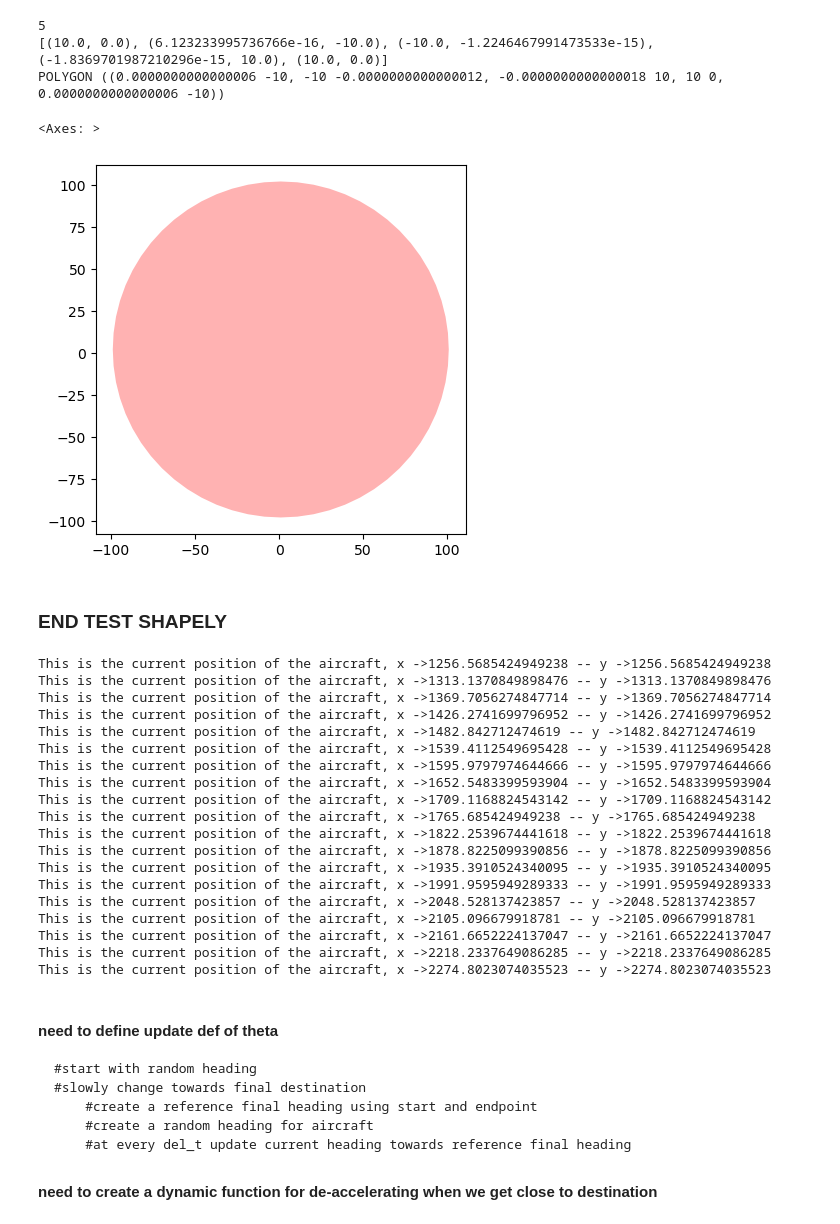
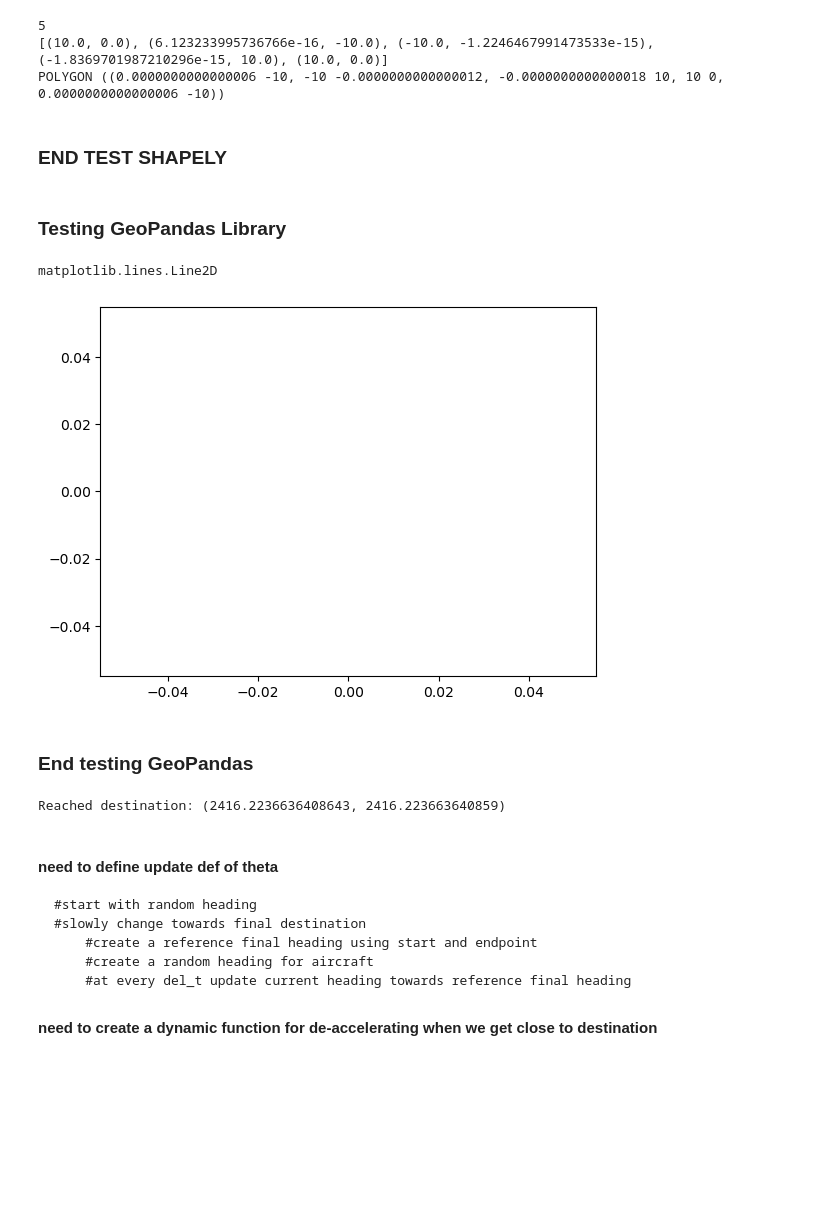
Before and after one commit to tresabhi/UAM_v2, a Jupyter notebook: mapping_austin_scratch.ipynb, the cells around one changed output. Drawn from its saved outputs; the diff is of its cells as text; code cells hidden in the pictures; blank space fills up the shorter version.

```diff
--- a/mapping_austin_scratch.ipynb
+++ b/mapping_austin_scratch.ipynb
@@ -112,13 +124,3 @@ print(point_a.convex_hull)
 5
 [(10.0, 0.0), (6.123233995736766e-16, -10.0), (-10.0, -1.2246467991473533e-15), (-1.8369701987210296e-15, 10.0), (10.0, 0.0)]
 POLYGON ((0.0000000000000006 -10, -10 -0.0000000000000012, -0.0000000000000018 10, 10 0, 0.0000000000000006 -10))
-# %%
-fig, ax = plt.subplots()
-drone_coord = (1,2)
-drone = Point(drone_coord)
-drone_buffer = drone.buffer(100)
-drone_buffer_gs = gpd.GeoSeries(drone_buffer)
-drone_buffer_gs.plot(ax=ax, color='red',alpha=0.3)
-# %% [output]
-<Axes: >
-[figure, removed]
@@ -125,5 +134,15 @@ drone_buffer_gs.plot(ax=ax, color='red',alpha=0.3)
 # %% [markdown]
 ### END TEST SHAPELY
+# %% [markdown]
+### Testing GeoPandas Library
+# %%
+fig,ax = plt.subplots()
+line = ax.plot([],[])
+# %% [output]
+matplotlib.lines.Line2D
+[figure, added]
+# %% [markdown]
+### End testing GeoPandas
 # %%
 #* Animation update function
 def update(frame):
@@ -140,15 +159,16 @@ ani = FuncAnimation(fig, update, frames=len(interpolated_points), interval=200,
 
 plt.show()
 # %%
+import math
 startpoint = (1200,1200)
 endpoint = (2400,2400)
 
 speed = 80 # Airbus H175 - max curise speed 287 kmph - 79 meters per second
 heading_radians = math.pi/4 # heading is in radians
 
-del_time = 1
+del_time = 0.5
 
-def update_position(current_position, speed, heading):
+def update_position(current_position, speed=80, heading=math.pi/4):
     current_x = current_position[0]
     current_y = current_position[1]
     update_x = current_x + del_time*speed*math.cos(heading)
@@ -157,36 +177,21 @@ def update_position(current_position, speed, heading):
     return current_position
 
 def speed_controller(current_position, destination):
-    pass
+    while current_position <= destination:
+        current_position = update_position(current_position)
+    print('Reached destination:', current_position)
 
 
 
-time = 1
-current_position = startpoint
-while time < 20 :
-    current_position = update_position(current_position, speed, heading_radians)
-    print(f'This is the current position of the aircraft, x ->{current_position[0]} -- y ->{current_position[1]} ')
-    time += 1
+# time = 1
+# current_position = startpoint
+# while time < 20 :
+#     current_position = speed_controller(current_position, endpoint)
+#     print(f'This is the current position of the aircraft, x ->{current_position[0]} -- y ->{current_position[1]} ')
+#     time += 1
+speed_controller(current_position=startpoint, destination=endpoint)
 # %% [output]
-This is the current position of the aircraft, x ->1256.5685424949238 -- y ->1256.5685424949238
-This is the current position of the aircraft, x ->1313.1370849898476 -- y ->1313.1370849898476
-This is the current position of the aircraft, x ->1369.7056274847714 -- y ->1369.7056274847714
-This is the current position of the aircraft, x ->1426.2741699796952 -- y ->1426.2741699796952
-This is the current position of the aircraft, x ->1482.842712474619 -- y ->1482.842712474619
-This is the current position of the aircraft, x ->1539.4112549695428 -- y ->1539.4112549695428
-This is the current position of the aircraft, x ->1595.9797974644666 -- y ->1595.9797974644666
-This is the current position of the aircraft, x ->1652.5483399593904 -- y ->1652.5483399593904
-This is the current position of the aircraft, x ->1709.1168824543142 -- y ->1709.1168824543142
-This is the current position of the aircraft, x ->1765.685424949238 -- y ->1765.685424949238
-This is the current position of the aircraft, x ->1822.2539674441618 -- y ->1822.2539674441618
-This is the current position of the aircraft, x ->1878.8225099390856 -- y ->1878.8225099390856
-This is the current position of the aircraft, x ->1935.3910524340095 -- y ->1935.3910524340095
-This is the current position of the aircraft, x ->1991.9595949289333 -- y ->1991.9595949289333
-This is the current position of the aircraft, x ->2048.528137423857 -- y ->2048.528137423857
-This is the current position of the aircraft, x ->2105.096679918781 -- y ->2105.096679918781
-This is the current position of the aircraft, x ->2161.6652224137047 -- y ->2161.6652224137047
-This is the current position of the aircraft, x ->2218.2337649086285 -- y ->2218.2337649086285
-This is the current position of the aircraft, x ->2274.8023074035523 -- y ->2274.8023074035523
+Reached destination: (2416.2236636408643, 2416.223663640859)
 # %% [markdown]
 #### need to define update def of theta
     #start with random heading
```
Also changed, not shown: parts of 11 cells of this notebook.
